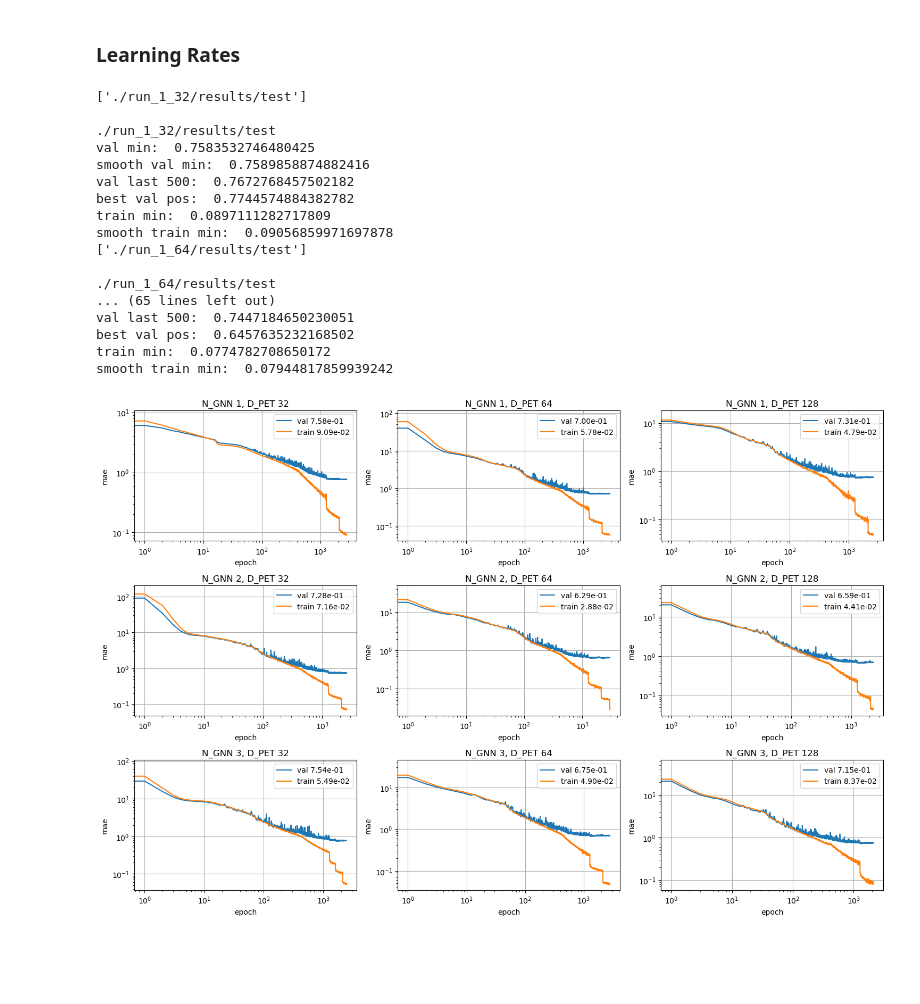
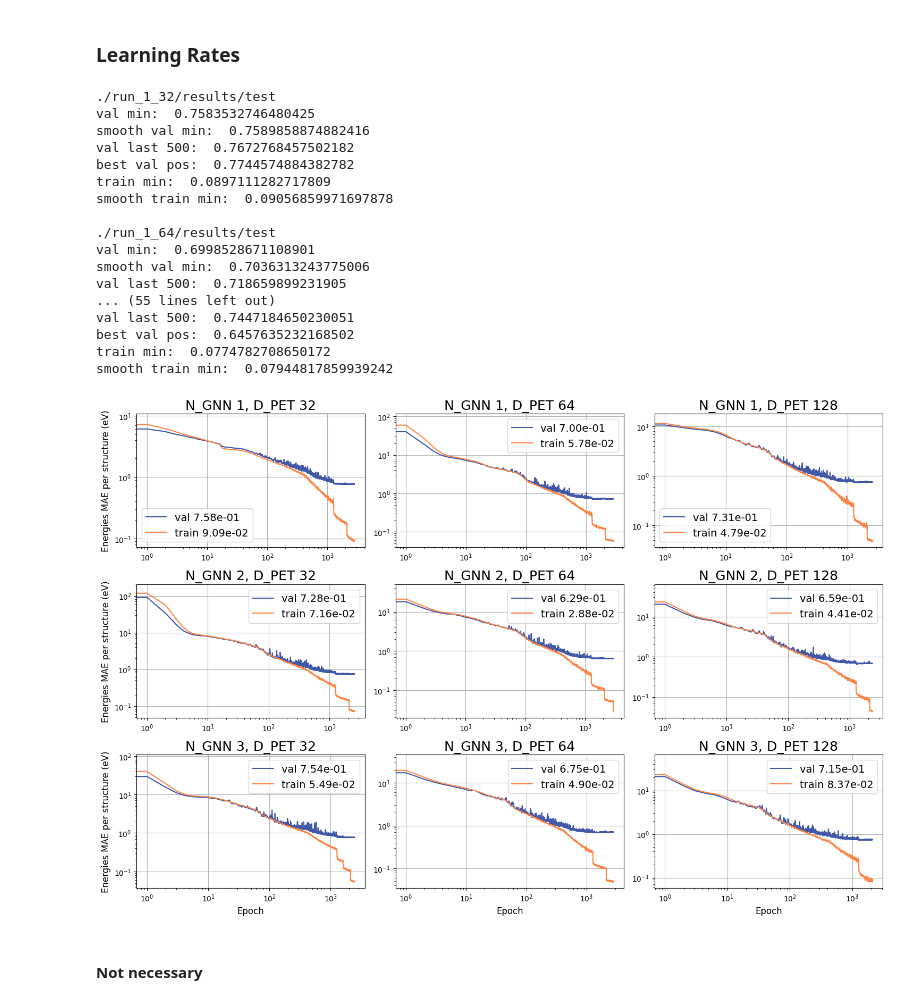
Before and after one commit to tulga-rdn/pet, a Jupyter notebook: plot_mae_nggn.ipynb, the cells around one changed output. Drawn from its saved outputs; the diff is of its cells as text; code cells hidden in the pictures; blank space fills up the shorter version.

```diff
--- a/plot_mae_nggn.ipynb
+++ b/plot_mae_nggn.ipynb
@@ -209,11 +343,10 @@ def get_smooth(values, gamma):
     return smoothed
 # %%
 def present(ax, files, key, energy_key="energy"):
-    ax.set_ylabel("mae")
-    ax.set_xlabel("epoch")
-    ax.set_title(key)
+    ax.set_title(key, fontsize=18)
 
-    for file in files:
+    for i, file in enumerate(files):
+
         # Load history.pickle
         if not os.path.exists(f"{file}/history.pickle"):
             print(f"File {file}/history.pickle does not exist.")
@@ -255,59 +388,53 @@ def present(ax, files, key, energy_key="energy"):
         print("smooth train min: ", np.min(smooth_train))
 
         # Plots
-        ax.plot(grid, smooth_val, label=f"val {np.min(val_mae):.2e}")
-        ax.plot(grid, smooth_train, label=f"train {smooth_train[-1]:.2e}")
+        ax.plot(grid, smooth_val, label=f"val {np.min(val_mae):.2e}", color="#4158A6")
+        ax.plot(grid, smooth_train, label=f"train {smooth_train[-1]:.2e}", color="#FF8343")
 
     ax.set_yscale("log")
     ax.set_xscale("log")
-    ax.legend()
+    ax.legend(fontsize=14)
     ax.grid(True)
 # %%
-FOLDERS = ["run_1_32", "run_1_64", "run_1_128", "run_2_32", "run_2_64", "run_2_128", "run_3_32", "run_3_64", "run_3_128"]
-KEYS = [
-    "N_GNN 1, D_PET 32",
-    "N_GNN 1, D_PET 64",
-    "N_GNN 1, D_PET 128",
-    "N_GNN 2, D_PET 32",
-    "N_GNN 2, D_PET 64",
-    "N_GNN 2, D_PET 128",
-    "N_GNN 3, D_PET 32",
-    "N_GNN 3, D_PET 64",
-    "N_GNN 3, D_PET 128",
-]
-
 fig, axes = plt.subplots(3, 3, figsize=(15, 10))
 axes = axes.flatten()
 
-for ax, folder, key in zip(axes, FOLDERS, KEYS):
+for i, (ax, folder, key) in enumerate(zip(axes, FOLDERS, KEYS)):
     FOLDER_PATH = f"./{folder}/results/"
 
     files = os.listdir(FOLDER_PATH)
 
     files = [FOLDER_PATH + file for file in files if not file.startswith(".")]
     files = [file for file in files if "continuation" not in file]
-    print(files)
+
+    if i % 3 == 0:
+        ax.set_ylabel("Energies MAE per structure (eV)", fontsize=12)
+
+    if i >= 6:
+        ax.set_xlabel("Epoch", fontsize=12)
 
     present(ax, files, key, energy_key="energies per structure")
 
 plt.tight_layout()
 plt.show()
 # %% [output]
-['./run_1_32/results/test']
-
 ./run_1_32/results/test
 val min:  0.7583532746480425
 smooth val min:  0.7589858874882416
 val last 500:  0.7672768457502182
 best val pos:  0.7744574884382782
 train min:  0.0897111282717809
 smooth train min:  0.09056859971697878
-['./run_1_64/results/test']
 
 ./run_1_64/results/test
-... (65 lines left out)
+val min:  0.6998528671108901
+smooth val min:  0.7036313243775006
+val last 500:  0.718659899231905
+... (55 lines left out)
 val last 500:  0.7447184650230051
 best val pos:  0.6457635232168502
 train min:  0.0774782708650172
 smooth train min:  0.07944817859939242
-[figure, old version]
+[figure, new version]
+# %% [markdown]
+#### Not necessary
```
Also changed, not shown: parts of 29 cells of this notebook.
